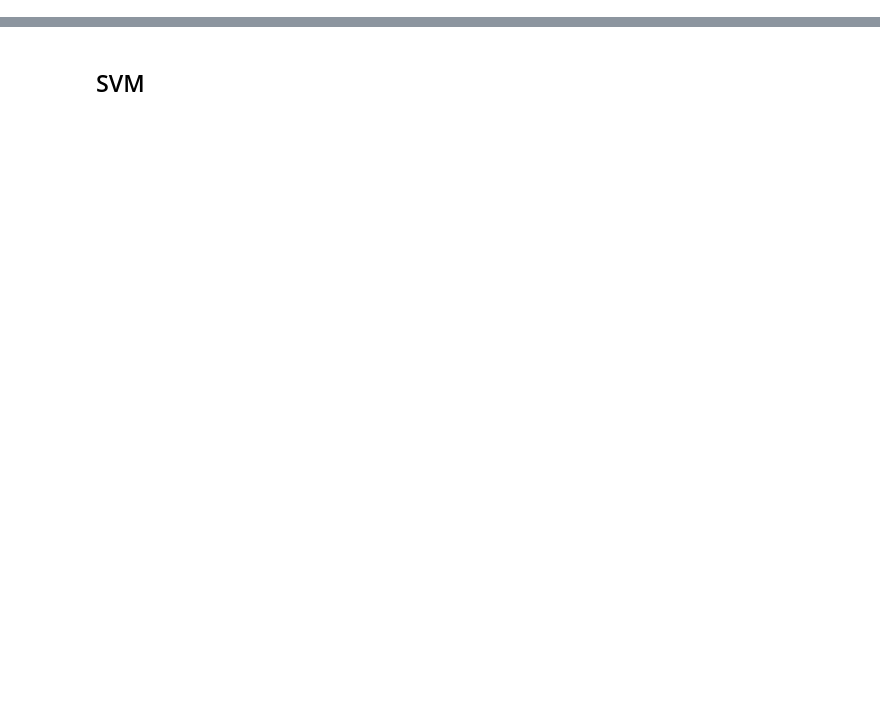
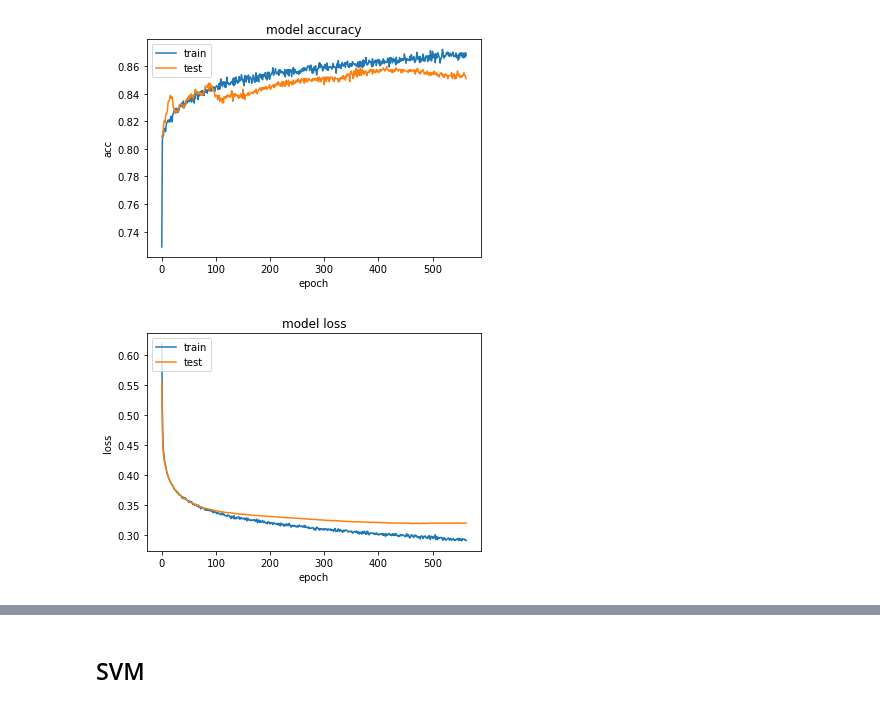
Before and after one commit to scdc2020-cck/scdc2020-cck, a Jupyter notebook: je_model.ipynb, the cells around one changed output, grey strips where cells are left out. Cells and saved outputs as stored; diff of their text form; code cells hidden in the pictures; blank space fills up the shorter version.

```diff
--- a/je_model.ipynb
+++ b/je_model.ipynb
@@ -4,0 +80,11 @@ df=pd.read_csv('C:\\Users\\ADMIN\\Desktop\\merge.csv')
+# %%
+input_ = tf.keras.Input(dtype = tf.float32, shape = (len(X.columns),))
+
+dense_layer_1_1 = tf.keras.layers.Dense(units = 10, activation = tf.nn.relu)(input_)
+dense_layer_1_2 = tf.keras.layers.Dense(units = 10, activation = tf.nn.relu)(dense_layer_1_1)
+dense_layer_1_3 = tf.keras.layers.Dense(units = 10, activation = tf.nn.relu)(dense_layer_1_2)
+dense_layer_1_4 = tf.keras.layers.Dense(units = 10, activation = tf.nn.relu)(dense_layer_1_3)
+
+dropout_1_5 = tf.keras.layers.Dropout(rate = 0.2)(dense_layer_1_1)
+
+output = tf.keras.layers.Dense(units = 2, activation = tf.nn.softmax)(dropout_1_5)
@@ -4,0 +95,6 @@ df=pd.read_csv('C:\\Users\\ADMIN\\Desktop\\merge.csv')
+# %%
+model = tf.keras.Model(inputs=input_, outputs=output)
+# %%
+model.compile(loss=tf.keras.losses.sparse_categorical_crossentropy, optimizer=tf.compat.v1.train.AdamOptimizer(learning_rate=0.00005), metrics=['acc'])
+# CategoricalCrossentropy-> sparse_categorical_crossentropy
+print(model.summary())
@@ -4,0 +119,3 @@ df=pd.read_csv('C:\\Users\\ADMIN\\Desktop\\merge.csv')
+# %%
+callback = tf.keras.callbacks.EarlyStopping(monitor='val_loss', patience=100)
+history = model.fit(x=X_train, y=y_train, batch_size=32, epochs=10000, verbose=1, validation_split=0.1, callbacks=[callback])
@@ -4,0 +140,23 @@ df=pd.read_csv('C:\\Users\\ADMIN\\Desktop\\merge.csv')
+# %%
+import matplotlib.pyplot as plt
+
+plt.plot(history.history['acc'])
+plt.plot(history.history['val_acc'])
+
+plt.title('model accuracy')
+plt.ylabel('acc')
+plt.xlabel('epoch')
+plt.legend(['train','test'], loc='upper left')
+plt.show()
+
+plt.plot(history.history['loss'])
+plt.plot(history.history['val_loss'])
+
+plt.title('model loss')
+plt.ylabel('loss')
+plt.xlabel('epoch')
+plt.legend(['train','test'], loc='upper left')
+plt.show()
+# %% [output]
+[figure, added]
+[figure, added]
```
Also changed, not shown: parts of 114 cells of this notebook.
